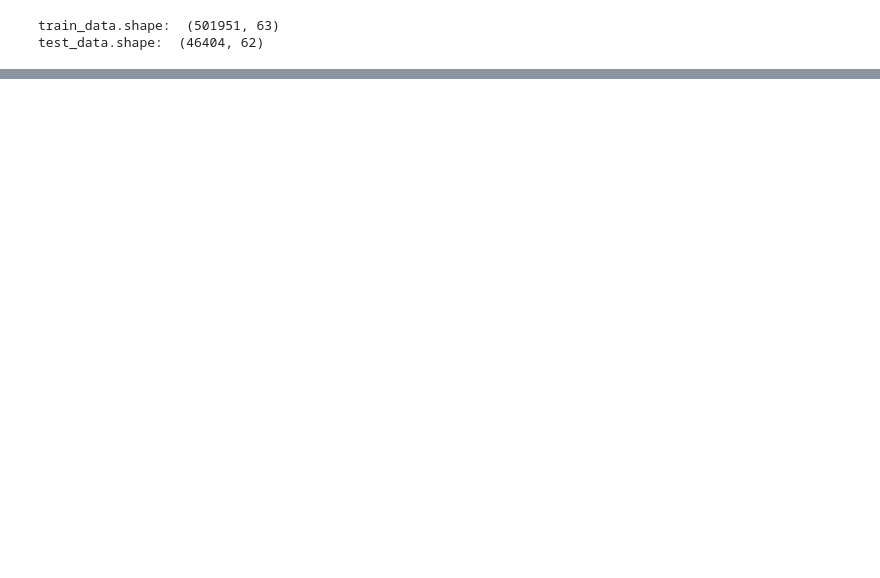
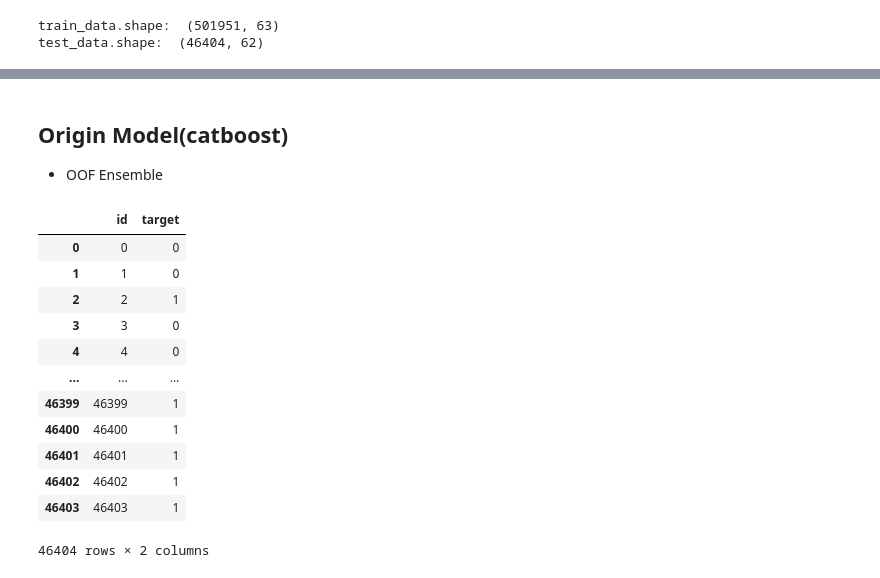
Before and after one commit to fenzhantw/Dacon_jobcare_recommend, a Jupyter notebook: main.ipynb, the cells around one changed output, grey strips where cells are left out. Saved outputs shown, nothing was run; the diff lists cells and outputs as text; code cells hidden in the pictures; blank space fills up the shorter version.

Commit message:
Colaboratory를 통해 생성됨

```diff
--- a/main.ipynb
+++ b/main.ipynb
@@ -3,4 +374,5 @@
 # %%
 from google.colab import drive
-drive.mount('/content/gdrive/')
+drive.mount('/content/drive/')
+path = '/content/drive/MyDrive/Colab Notebooks/job_care/'
 # %% [output]
@@ -515,0 +631,60 @@ result_df6
+# %%
+submission = pd.read_csv(path +"sample_submission.csv")
+# %% [markdown]
+## Origin Model(catboost)
+
+- OOF Ensemble
+# %%
+n_est = 3000
+seed = 42
+n_fold = 7
+n_class = 1
+
+X = X_train.copy()
+y = y_train
+# %%
+#k 개의  모델을 다 사용하되 앙상블 처럼 각 모델에서 주는 output 들의 평균값을 사용하여 최종 pred 산출(OOF Ensemble)
+
+skfold = StratifiedKFold(n_splits=n_fold, shuffle=True, random_state=seed)
+folds=[]
+for train_idx, valid_idx in skfold.split(X, y):
+        folds.append((train_idx, valid_idx))
+
+cat_pred = np.zeros((X.shape[0], n_class))
+cat_pred_test = 0
+cat_cols = X_train.columns[X_train.nunique() > 2].tolist()
+for fold in range(n_fold):
+  print(f'\n----------------- Fold {fold} -----------------\n')
+  train_idx, valid_idx = folds[fold]
+  X_train, X_valid, y_train, y_valid = X.iloc[train_idx], X.iloc[valid_idx], y[train_idx], y[valid_idx]
+  train_data = Pool(data=X_train, label=y_train, cat_features=cat_cols)
+  valid_data = Pool(data=X_valid, label=y_valid, cat_features=cat_cols)
+
+  model_cat = CatBoostClassifier(eval_metric="F1", task_type='GPU')
+  model_cat.fit(train_data, eval_set=valid_data, use_best_model=True, early_stopping_rounds=100, verbose=100)
+
+  cat_pred[valid_idx] = pd.DataFrame(model_cat.predict_proba(X_valid)[:, 1], index=X_valid.index)
+  cat_pred_test = cat_pred_test + (model_cat.predict_proba(X_test)[:, 1] / n_fold)
+  pred = np.where(cat_pred >= 0.4 , 1, 0)
+  pred_test = np.where(cat_pred_test >= 0.4 , 1, 0)
+
+  print(f'CV F1 score: {f1_score(y_valid, pred[valid_idx]):.6f}')
+
+print(f'\tF1 score: {f1_score(y, pred):.6f}')
+# %%
+submission['target'] = pred_test
+submission
+# %% [output]
+|  | id | target |
+| 0 | 0 | 0 |
+| 1 | 1 | 0 |
+| 2 | 2 | 1 |
+| 3 | 3 | 0 |
+| 4 | 4 | 0 |
+| ... | ... | ... |
+| 46399 | 46399 | 1 |
+| 46400 | 46400 | 1 |
+| 46401 | 46401 | 1 |
+| 46402 | 46402 | 1 |
+| 46403 | 46403 | 1 |
+46404 rows × 2 columns
```
Also changed, not shown: parts of 88 cells of this notebook.
